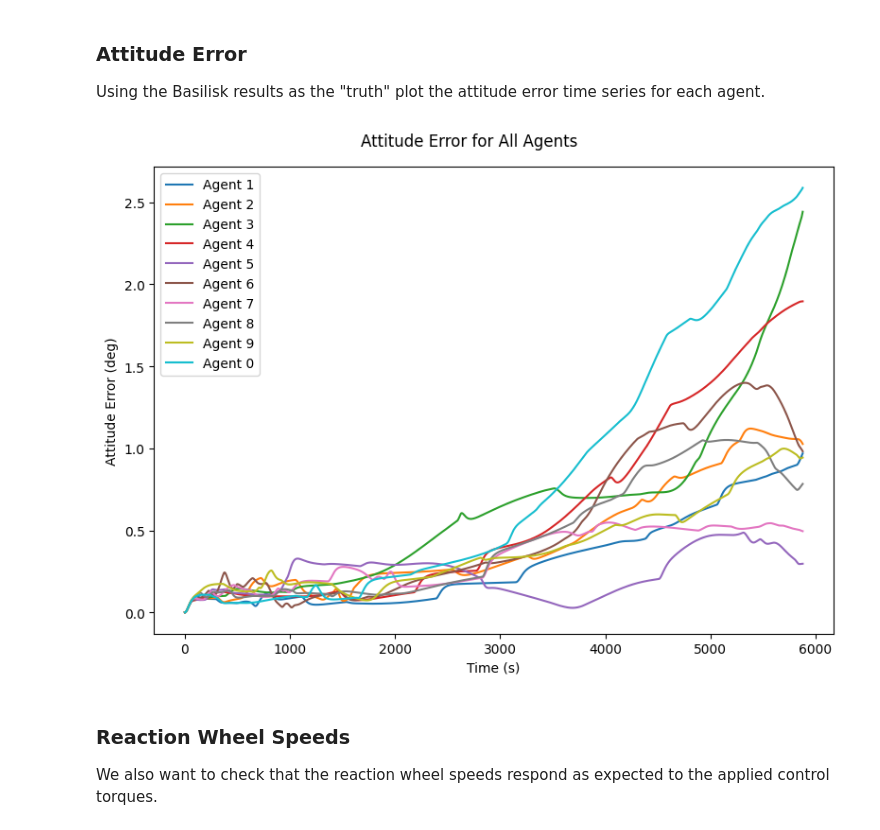
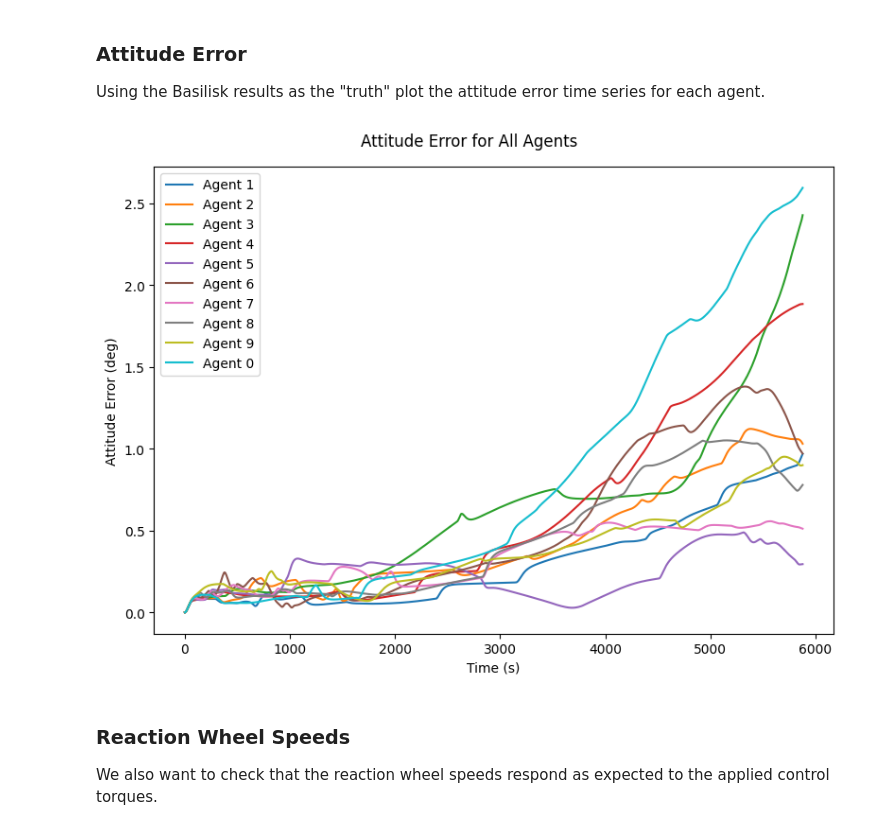
Before and after one commit to sedaro/modsim-notebooks, a Jupyter notebook: model_validation/attitude_dynamics/attitude_dynamics.ipynb, the cells around one changed output. Drawn from its saved outputs; the diff is of its cells as text; code cells hidden in the pictures.

```diff
--- a/model_validation/attitude_dynamics/attitude_dynamics.ipynb
+++ b/model_validation/attitude_dynamics/attitude_dynamics.ipynb
@@ -193,27 +196,27 @@ Using the Basilisk results as the "truth" plot the attitude error time series fo
 # %%
 fig, ax = plt.subplots()
 for agent_name in sedaro_attitude_results.keys():
     # Neatly grab data
     basilisk_time_arr = np.array(basilisk_agent_time_arr[agent_name])
     ts = np.array(sedaro_ts[agent_name])
     basilisk_attitude = np.array(basilisk_agent_attitude[agent_name])
     sedaro_attitude = sedaro_attitude_results[agent_name]
 
     # Plot
     diff_angles = [np.degrees(angleBetweenClosestQuaternions(sedaro_q, t_1, basilisk_attitude, basilisk_time_arr))
                    for sedaro_q, t_1 in zip(sedaro_attitude, ts)]
-    ax.plot(ts, diff_angles, label = agent_name)
+    ax.plot(ts[:-1], diff_angles[:-1], label = agent_name)
 
 # Label axes, etc.
 ax.legend()
 ax.set_ylabel('Attitude Error (deg)')
 ax.set_xlabel('Time (s)')
 fig.suptitle(f'Attitude Error for All Agents')
 fig.set_tight_layout(True)
 fig.set_size_inches(8, 6)
 fig.savefig(f'plots/attitude/attitude_error.png')
 # %% [output]
-[figure, old version]
+[figure, new version]
 # %% [markdown]
 ### Reaction Wheel Speeds
 
```
Also changed, not shown: parts of 3 cells of this notebook, 42 other files.
